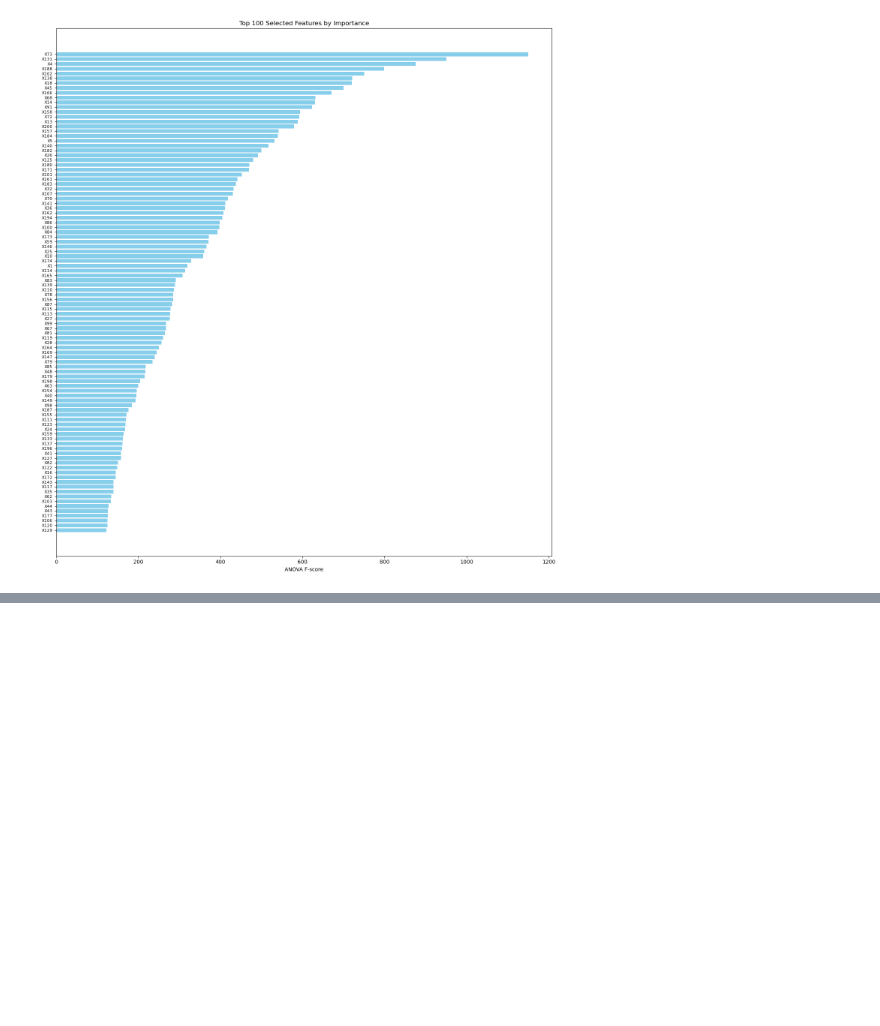
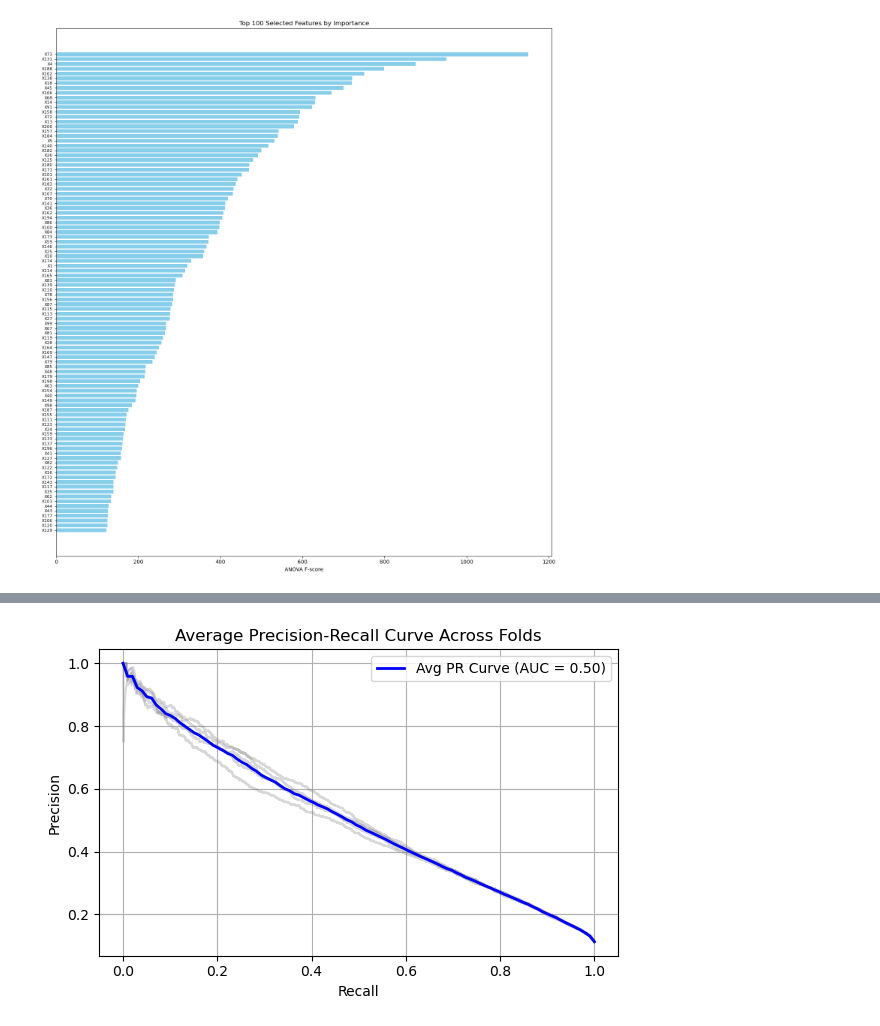
Before and after one commit to tkavi/Credit_Card_Fraud_Detection, a Jupyter notebook: CC_Fraud_LogisticReg.ipynb, the cells around one changed output, grey strips where cells are left out. Cells and saved outputs as stored; diff of their text form; code cells hidden in the pictures; blank space fills up the shorter version.

```diff
--- a/CC_Fraud_LogisticReg.ipynb
+++ b/CC_Fraud_LogisticReg.ipynb
@@ -228,31 +204,28 @@ plt.show()
 # %%
-# evaluating average recall
-avg_recall = np.mean(recalls, axis=0)
-print("Average Recall:", avg_recall)
+# uniform recall grid
+recall_grid = np.linspace(0, 1, 100)
 
-# evaluating average precision
-avg_precision = np.mean(precisions,axis=0)
-print("Average Precision:", avg_precision)
+# interpolate each precision curve to common recall grid
+interp_precisions = [np.interp(recall_grid, r[::-1], p[::-1]) for p, r in zip(precisions, recalls)]
 
-# evaluating mean of average precision score
-mean_average_precision = np.mean(average_precisions)
-print("Average Precision Score:", mean_average_precision)
+# average interpolated curves
+avg_precision_curve = np.mean(interp_precisions, axis=0)
 
-# Compute the area under the precision-recall curve
-pr_auc = auc(avg_recall, avg_precision)
+# PR AUC using interpolated average
+pr_auc = auc(recall_grid, avg_precision_curve)
 
-# Plot each fold's precision-recall curve
-for precision, recall in zip(precisions, recalls):
-    plt.plot(recall, precision, color='grey', alpha=0.3)
-
-# Plot precision-recall curve with avg_precision and avg_recall
-plt.figure()
-plt.plot(avg_recall, avg_precision, color='blue', lw=2, label='Precision-Recall curve (area = %0.2f)'% pr_auc)
+# Plot
+plt.figure(figsize=(6, 4))
+for p, r in zip(precisions, recalls):
+    plt.plot(r, p, color='gray', alpha=0.3)
+plt.plot(recall_grid, avg_precision_curve, color='blue', lw=2, label=f'Avg PR Curve (AUC = {pr_auc:.2f})')
 plt.xlabel('Recall')
 plt.ylabel('Precision')
-plt.xlim([0.0, 1.0])
-plt.ylim([0.0, 1.05])
-plt.title('Precision-Recall Curve')
-plt.legend(loc='lower left')
+plt.title('Average Precision-Recall Curve Across Folds')
+plt.legend()
+plt.grid(True)
+plt.tight_layout()
 plt.show()
+# %% [output]
+[figure, added]
 # %%
```
Also changed, not shown: parts of 13 cells of this notebook.
